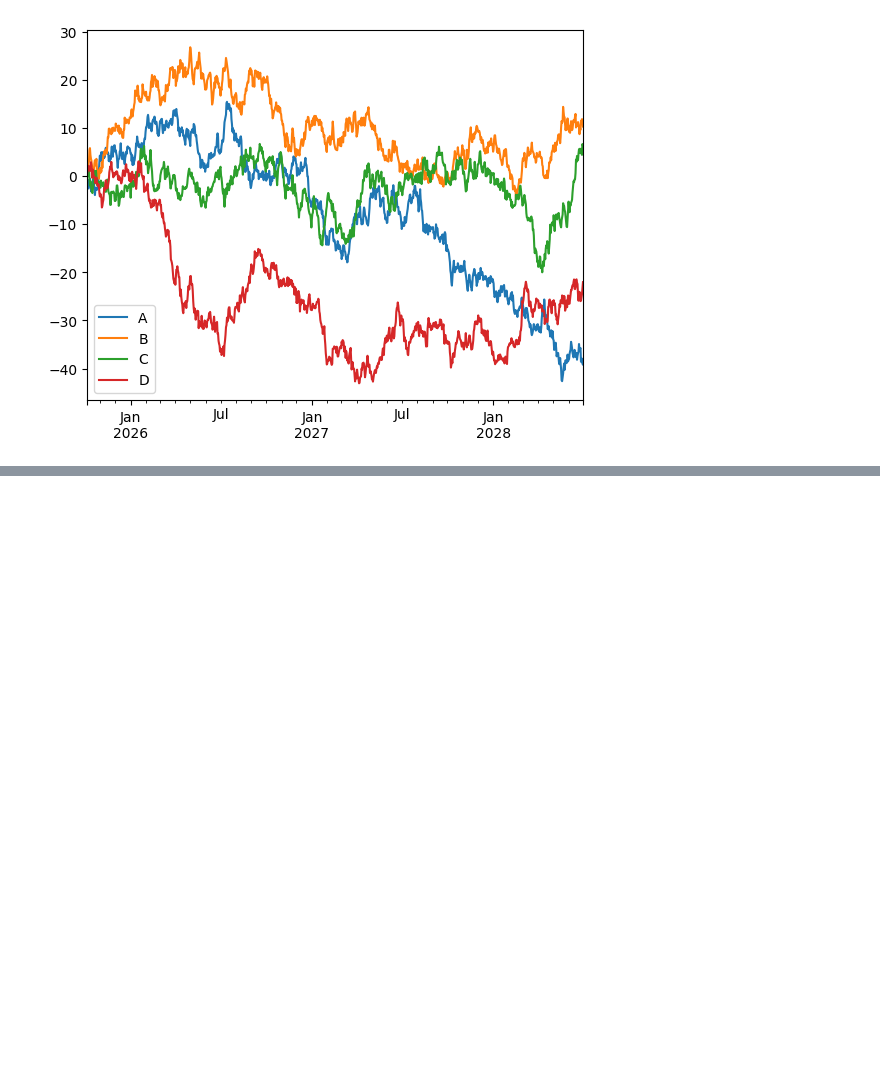
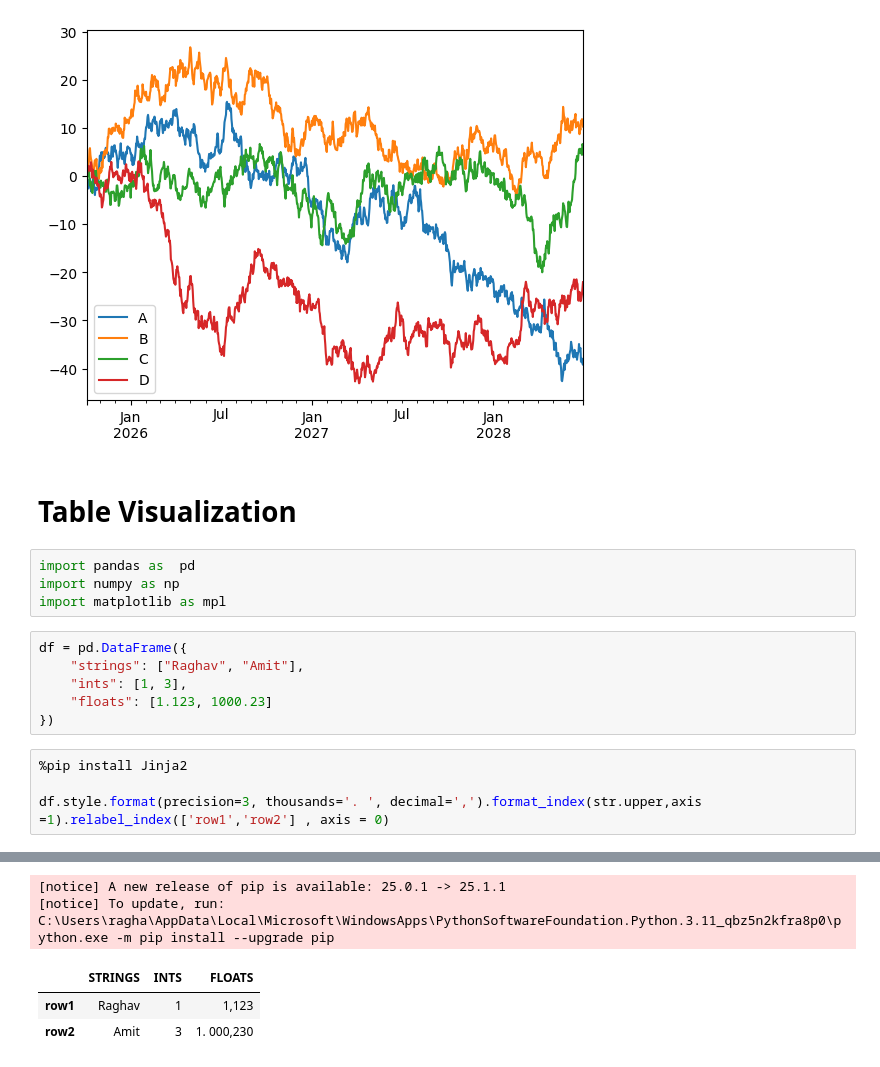
Before and after one commit to R123gh/Data-cleaning-project-, a Jupyter notebook: 7_pandas.ipynb, the cells around one changed output, grey strips where cells are left out. Saved outputs shown, nothing was run; the diff lists cells and outputs as text; blank space fills up the shorter version.

```diff
--- a/7_pandas.ipynb
+++ b/7_pandas.ipynb
@@ -116,3 +116,20 @@ df.plot()
 <Axes: >
 <Figure size 640x480 with 0 Axes>
 [figure]
+# %% [markdown]
+# Table Visualization
+# %%
+import pandas as  pd
+import numpy as np
+import matplotlib as mpl
+# %%
+df = pd.DataFrame({
+    "strings": ["Raghav", "Amit"],
+    "ints": [1, 3],
+    "floats": [1.123, 1000.23]
+})
+# %%
+%pip install Jinja2
+
+df.style.format(precision=3, thousands='. ', decimal=',').format_index(str.upper,axis =1).relabel_index(['row1','row2'] , axis = 0)
+# %% [output]
@@ -118,0 +145,5 @@ df.plot()
+[notice] A new release of pip is available: 25.0.1 -> 25.1.1
+[notice] To update, run: C:\Users\ragha\AppData\Local\Microsoft\WindowsApps\PythonSoftwareFoundation.Python.3.11_qbz5n2kfra8p0\python.exe -m pip install --upgrade pip
+|  | STRINGS | INTS | FLOATS |
+| row1 | Raghav | 1 | 1,123 |
+| row2 | Amit | 3 | 1. 000,230 |
```
Also changed, not shown: parts of 10 cells of this notebook.
